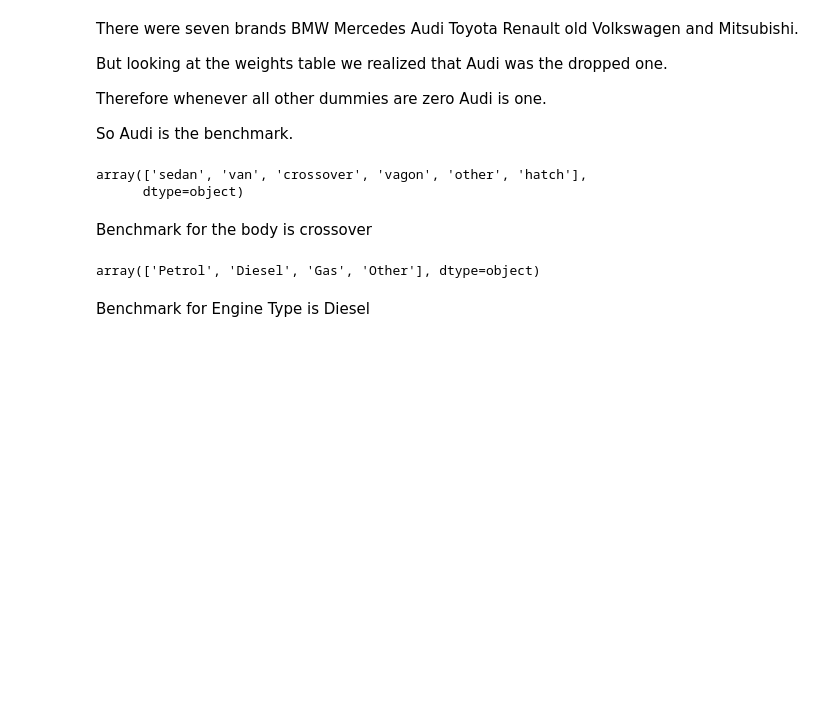
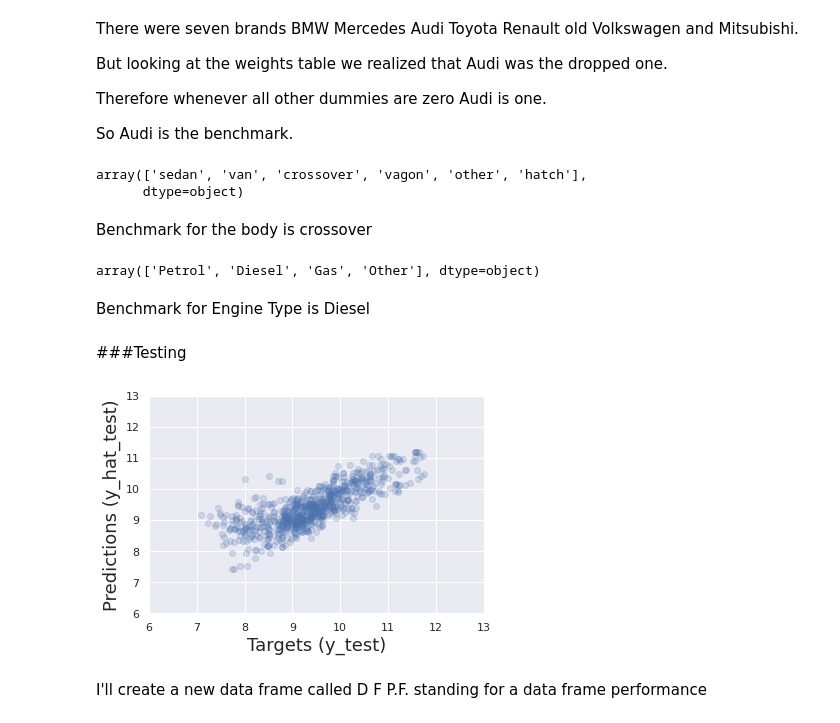
Before and after one commit to fcojquesada/Linear-Regression-Pyhton-Colab, a Jupyter notebook: Practice_Multi_Linear_Regression_Real_Life.ipynb, the cells around one changed output. Saved outputs shown, nothing was run; the diff lists cells and outputs as text; code cells hidden in the pictures; blank space fills up the shorter version.

```diff
--- a/Practice_Multi_Linear_Regression_Real_Life.ipynb
+++ b/Practice_Multi_Linear_Regression_Real_Life.ipynb
@@ -581,3 +581,18 @@ data_cleaned['Engine Type'].unique()
 array(['Petrol', 'Diesel', 'Gas', 'Other'], dtype=object)
 # %% [markdown]
 Benchmark for Engine Type is Diesel
+# %% [markdown]
+###Testing
+# %%
+y_hat_test = reg.predict(x_test)
+# %%
+plt.scatter(y_test,y_hat_test,alpha=0.2)
+plt.xlabel('Targets (y_test)', size=18)
+plt.ylabel('Predictions (y_hat_test)', size=18)
+plt.xlim(6,13)
+plt.ylim(6,13)
+plt.show()
+# %% [output]
+[figure, added]
+# %% [markdown]
+I'll create a new data frame called D F P.F. standing for a data frame performance
```
Also changed, not shown: parts of 16 cells of this notebook.
